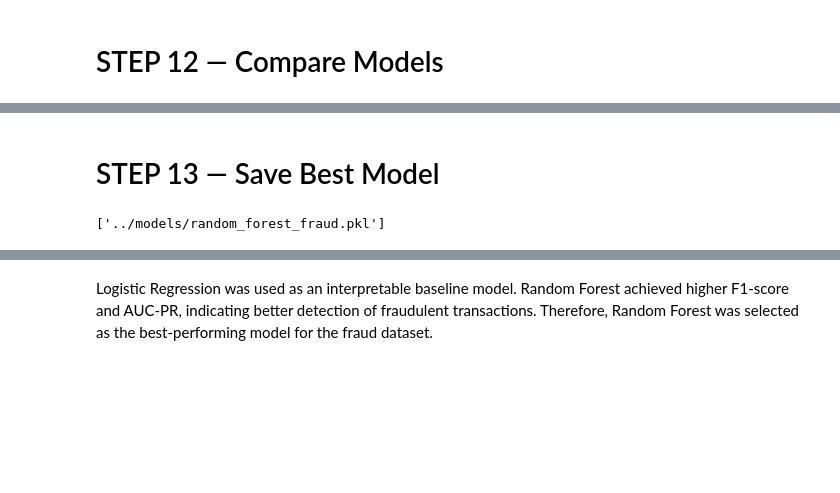
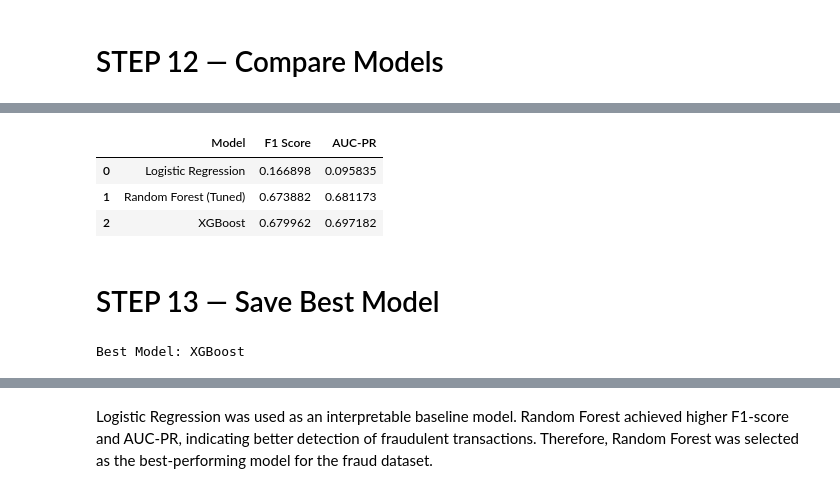
Before and after one commit to hawaebrahimhamid-png/fraud-detection, a Jupyter notebook: notebooks/modeling.ipynb, the cells around one changed output, grey strips where cells are left out. Cells and saved outputs as stored; diff of their text form; code cells hidden in the pictures; blank space fills up the shorter version.

```diff
--- a/notebooks/modeling.ipynb
+++ b/notebooks/modeling.ipynb
@@ -250,3 +320,28 @@ results
+# %%
+results = pd.DataFrame({
+    "Model": [
+        "Logistic Regression",
+        "Random Forest (Tuned)",
+        "XGBoost"
+    ],
+    "F1 Score": [
+        f1_score(y_test, y_pred_lr),
+        f1_score(y_test, y_pred_rf),
+        f1_score(y_test, y_pred_xgb)
+    ],
+    "AUC-PR": [
+        average_precision_score(y_test, y_prob_lr),
+        average_precision_score(y_test, y_prob_rf),
+        average_precision_score(y_test, y_prob_xgb)
+    ]
+})
+
+results
+# %% [output]
+|  | Model | F1 Score | AUC-PR |
+| 0 | Logistic Regression | 0.166898 | 0.095835 |
+| 1 | Random Forest (Tuned) | 0.673882 | 0.681173 |
+| 2 | XGBoost | 0.679962 | 0.697182 |
 # %% [markdown]
 # STEP 13 — Save Best Model
 # %%
@@ -255,6 +350,11 @@ import os
 
 os.makedirs("../models", exist_ok=True)
 
-joblib.dump(rf, "../models/random_forest_fraud.pkl")
+best_model_name = results.sort_values(
+    "AUC-PR",
+    ascending=False
+).iloc[0]["Model"]
+
+print("Best Model:", best_model_name)
 # %% [output]
-['../models/random_forest_fraud.pkl']
+Best Model: XGBoost
```
Also changed, not shown: parts of 29 cells of this notebook, 2 other files.
